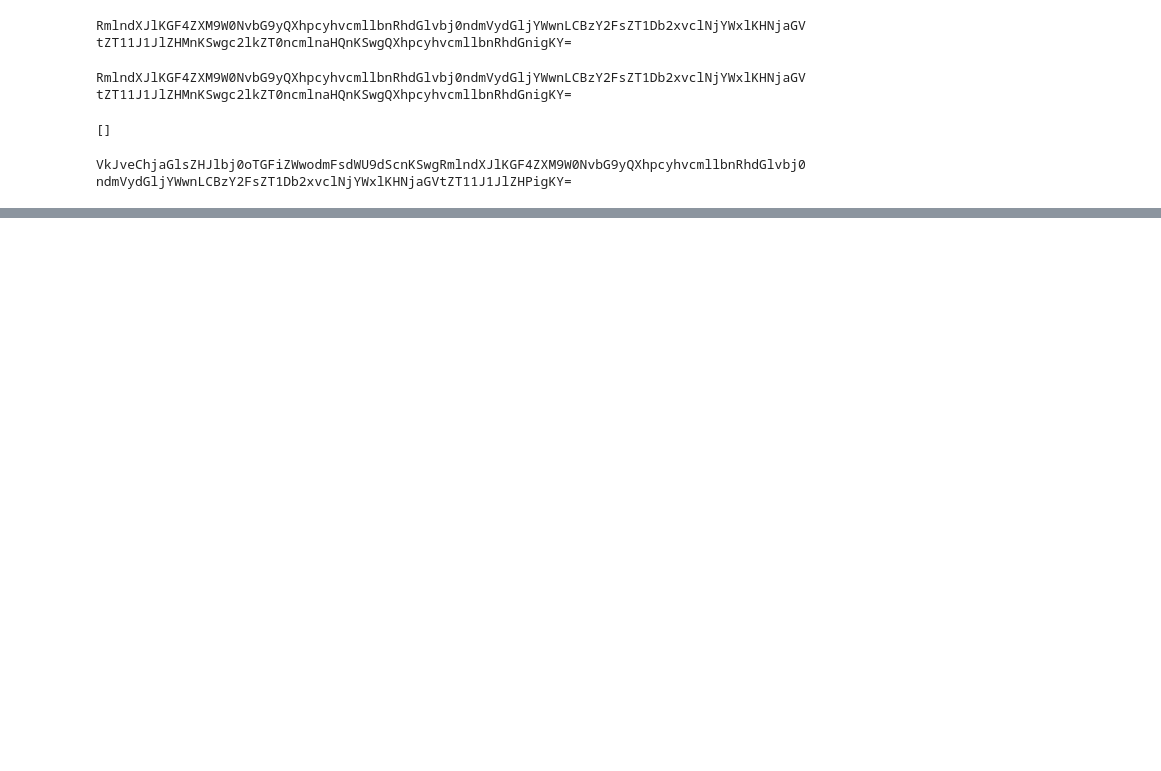
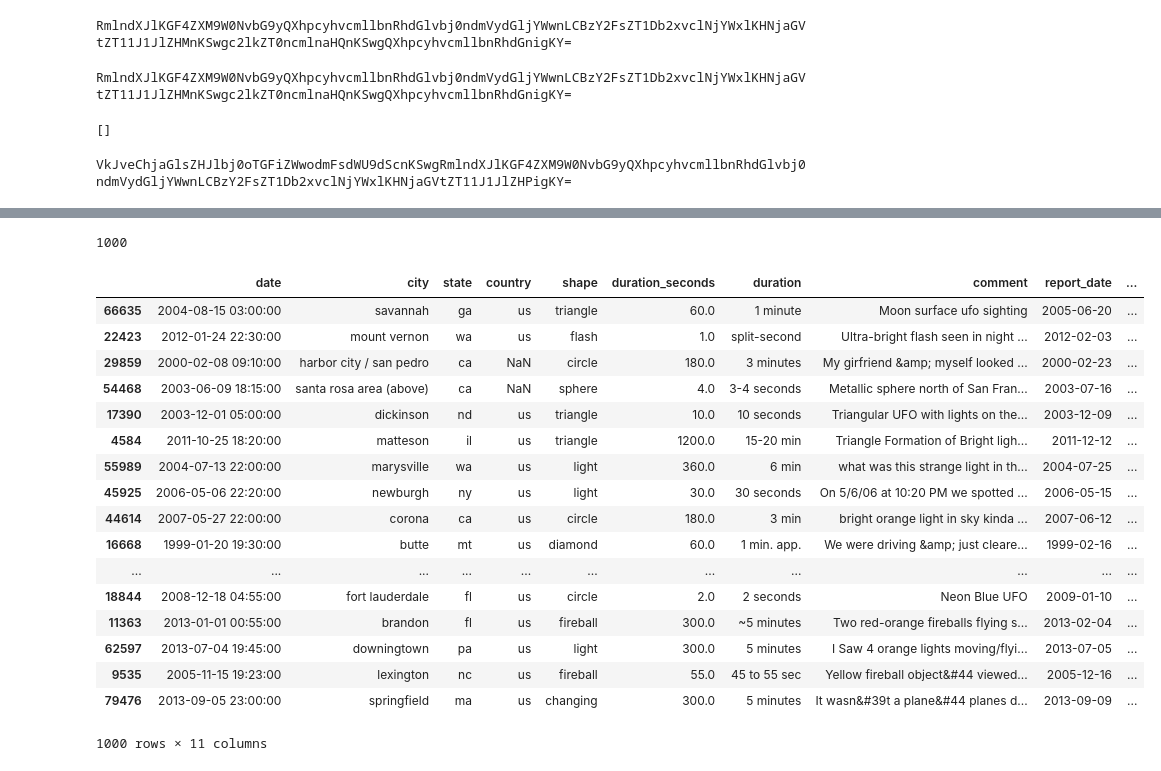
Before and after one commit to UIUC-iSchool-DataViz/spring2019online, a Jupyter notebook: week07/prep_notebook_week07.ipynb, the cells around one changed output, grey strips where cells are left out. Drawn from its saved outputs; the diff is of its cells as text; code cells hidden in the pictures; blank space fills up the shorter version.

```diff
--- a/week07/prep_notebook_week07.ipynb
+++ b/week07/prep_notebook_week07.ipynb
@@ -292,0 +285,7 @@ VkJveChjaGlsZHJlbj0oTGFiZWwodmFsdWU9dScnKSwgSEJveChjaGlsZHJlbj0oRmlndXJlKGF4ZXM9
+# %%
+# lets start by loading the UFO dataset
+ufos = pd.read_csv("/Users/jillnaiman1/Downloads/ufo-scrubbed-geocoded-time-standardized-00.csv",
+                  names = ["date", "city", "state", "country",
+                          "shape", "duration_seconds", "duration",
+                          "comment", "report_date", "latitude", "longitude"],
+                  parse_dates = ["date", "report_date"])
@@ -292,0 +302,10 @@ VkJveChjaGlsZHJlbj0oTGFiZWwodmFsdWU9dScnKSwgSEJveChjaGlsZHJlbj0oRmlndXJlKGF4ZXM9
+# %%
+# 80,000!  So, to speed up our interactivity, we can
+#  randomly sample this dataset for plotting purposes
+# lets down sample to 1000 samples:
+nsamples = 1000
+#nsamples = 5000
+downSampleMask = np.random.randint(0,len(ufos)-1,nsamples)
+downSampleMask
+# so, downsample mask is now a list of random indicies for
+#  the UFO dataset
@@ -292,0 +330,33 @@ VkJveChjaGlsZHJlbj0oTGFiZWwodmFsdWU9dScnKSwgSEJveChjaGlsZHJlbj0oRmlndXJlKGF4ZXM9
+# %%
+# the above doesn't disclude repeats, but we can take
+#  care of this with a different call:
+downSampleMask = np.random.choice(range(len(ufos)-1), nsamples, replace=False)
+# %%
+# lets update:
+ufosDS = ufos.loc[downSampleMask]
+len(ufosDS)
+# so much shorter
+# %% [output]
+1000
+# %%
+# we can also see that this is saved as a dataframe:
+ufosDS
+# %% [output]
+|  | date | city | state | country | shape | duration_seconds | duration | comment | report_date | ... |
+| 66635 | 2004-08-15 03:00:00 | savannah | ga | us | triangle | 60.0 | 1 minute | Moon surface ufo sighting | 2005-06-20 | ... |
+| 22423 | 2012-01-24 22:30:00 | mount vernon | wa | us | flash | 1.0 | split-second | Ultra-bright flash seen in night ... | 2012-02-03 | ... |
+| 29859 | 2000-02-08 09:10:00 | harbor city / san pedro | ca | NaN | circle | 180.0 | 3 minutes | My girfriend &amp; myself looked ... | 2000-02-23 | ... |
+| 54468 | 2003-06-09 18:15:00 | santa rosa area (above) | ca | NaN | sphere | 4.0 | 3-4 seconds | Metallic sphere north of San Fran... | 2003-07-16 | ... |
+| 17390 | 2003-12-01 05:00:00 | dickinson | nd | us | triangle | 10.0 | 10 seconds | Triangular UFO with lights on the... | 2003-12-09 | ... |
+| 4584 | 2011-10-25 18:20:00 | matteson | il | us | triangle | 1200.0 | 15-20 min | Triangle Formation of Bright ligh... | 2011-12-12 | ... |
+| 55989 | 2004-07-13 22:00:00 | marysville | wa | us | light | 360.0 | 6 min | what was this strange light in th... | 2004-07-25 | ... |
+| 45925 | 2006-05-06 22:20:00 | newburgh | ny | us | light | 30.0 | 30 seconds | On 5/6/06 at 10:20 PM we spotted ... | 2006-05-15 | ... |
+| 44614 | 2007-05-27 22:00:00 | corona | ca | us | circle | 180.0 | 3 min | bright orange light in sky kinda ... | 2007-06-12 | ... |
+| 16668 | 1999-01-20 19:30:00 | butte | mt | us | diamond | 60.0 | 1 min. app. | We were driving &amp; just cleare... | 1999-02-16 | ... |
+| ... | ... | ... | ... | ... | ... | ... | ... | ... | ... | ... |
+| 18844 | 2008-12-18 04:55:00 | fort lauderdale | fl | us | circle | 2.0 | 2 seconds | Neon Blue UFO | 2009-01-10 | ... |
+| 11363 | 2013-01-01 00:55:00 | brandon | fl | us | fireball | 300.0 | ~5 minutes | Two red-orange fireballs flying s... | 2013-02-04 | ... |
+| 62597 | 2013-07-04 19:45:00 | downingtown | pa | us | light | 300.0 | 5 minutes | I Saw 4 orange lights moving/flyi... | 2013-07-05 | ... |
+| 9535 | 2005-11-15 19:23:00 | lexington | nc | us | fireball | 55.0 | 45 to 55 sec | Yellow fireball object&#44 viewed... | 2005-12-16 | ... |
+| 79476 | 2013-09-05 23:00:00 | springfield | ma | us | changing | 300.0 | 5 minutes | It wasn&#39t a plane&#44 planes d... | 2013-09-09 | ... |
+1000 rows × 11 columns
```
Also changed, not shown: parts of 14 cells of this notebook, 19 other files.
